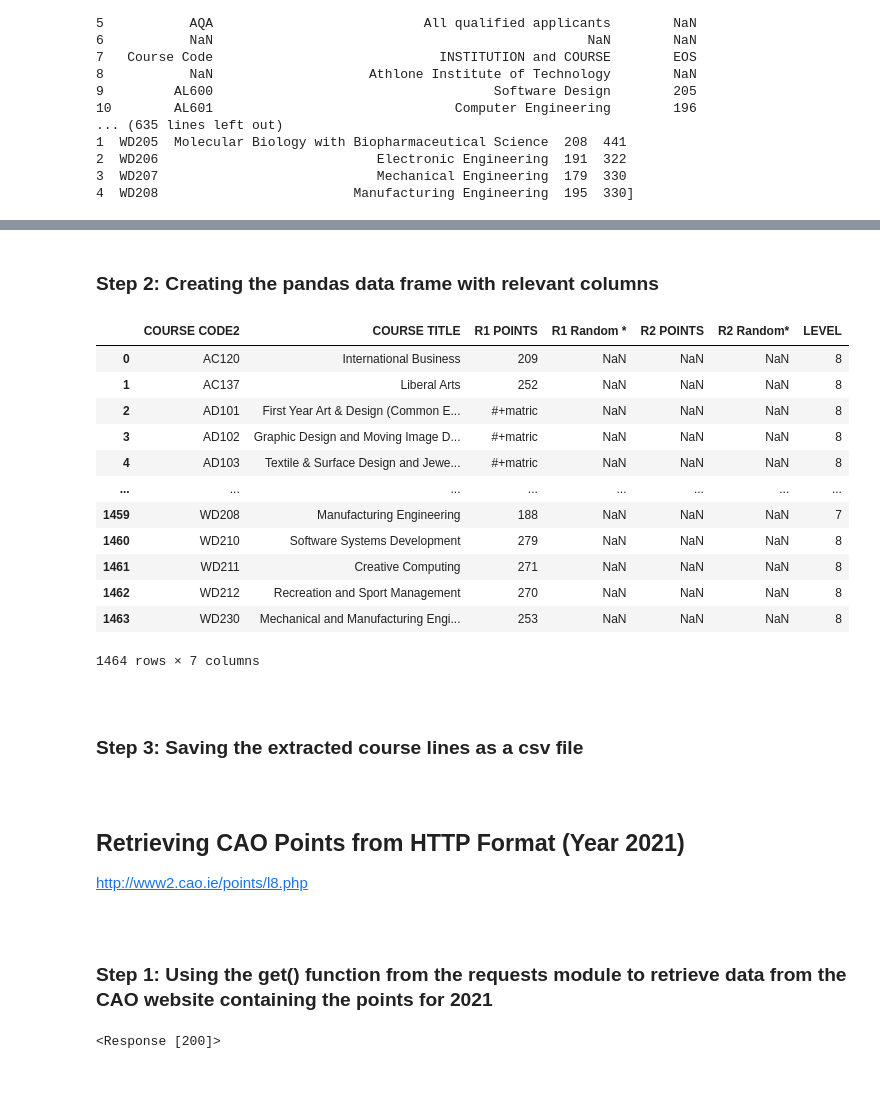
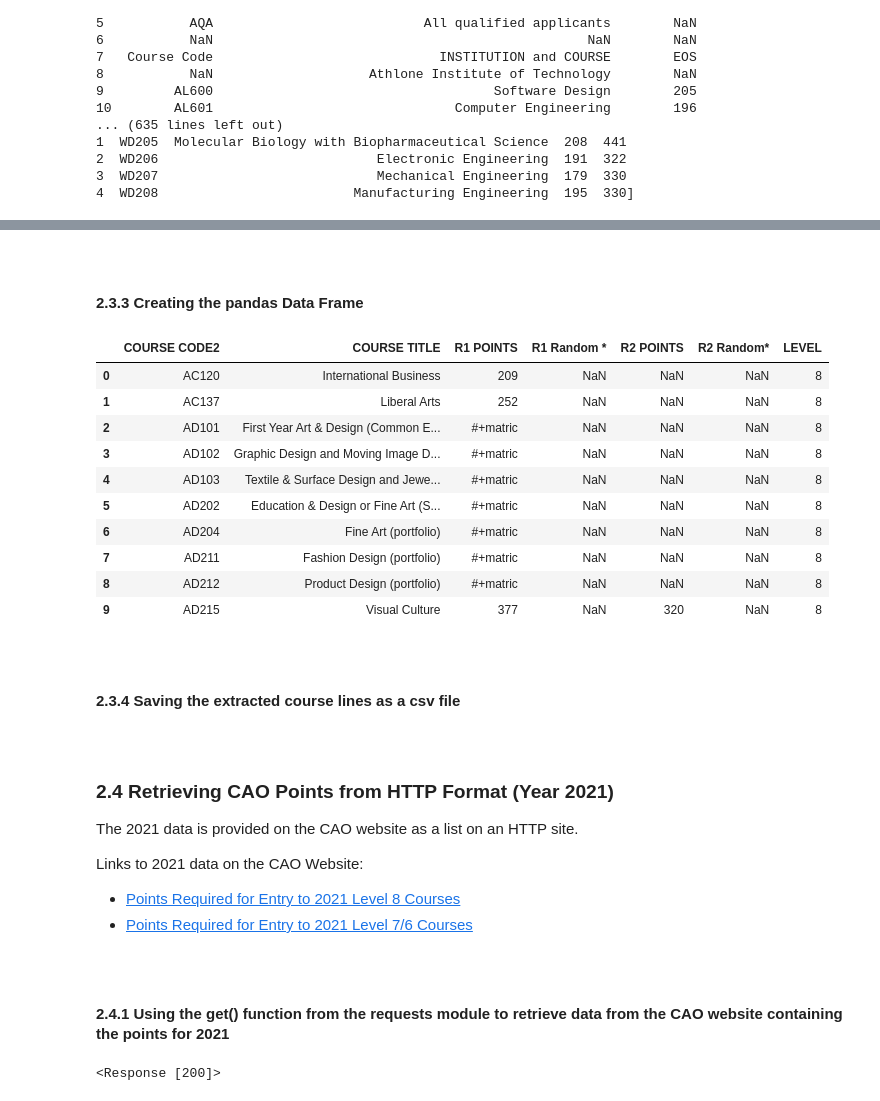
Before and after one commit to ssteffens/fundamentals-data-analysis-assessment, a Jupyter notebook: cao.ipynb, the cells around one changed output, grey strips where cells are left out. Cells and saved outputs as stored; diff of their text form; code cells hidden in the pictures.

```diff
--- a/cao.ipynb
+++ b/cao.ipynb
@@ -338,6 +460,9 @@ urlrq.urlretrieve('http://www2.cao.ie/points/CAOPointsCharts2020.xlsx', path)
  <http.client.HTTPMessage at 0x...>)
 # %% [markdown]
-### Step 2: Creating the pandas data frame with relevant columns
+<br>
+
+<a id= 'part2.3.2'></a>
+#### **2.3.3 Creating the pandas Data Frame**
 # %%
 # Download and parse the excel spreadsheet to a data frame
 
@@ -350,25 +475,25 @@ urlrq.urlretrieve('http://www2.cao.ie/points/CAOPointsCharts2020.xlsx', path)
 
 df2020 = pd.read_excel('http://www2.cao.ie/points/CAOPointsCharts2020.xlsx', skiprows=10)[['COURSE CODE2','COURSE TITLE','R1 POINTS','R1 Random *','R2 POINTS','R2 Random*','LEVEL']]
 # %%
-df2020
+# Display first 10 rows of data frame
+df2020.head(10)
 # %% [output]
 |  | COURSE CODE2 | COURSE TITLE | R1 POINTS | R1 Random * | R2 POINTS | R2 Random* | LEVEL |
 | 0 | AC120 | International Business | 209 | NaN | NaN | NaN | 8 |
 | 1 | AC137 | Liberal Arts | 252 | NaN | NaN | NaN | 8 |
 | 2 | AD101 | First Year Art & Design (Common E... | #+matric | NaN | NaN | NaN | 8 |
 | 3 | AD102 | Graphic Design and Moving Image D... | #+matric | NaN | NaN | NaN | 8 |
 | 4 | AD103 | Textile & Surface Design and Jewe... | #+matric | NaN | NaN | NaN | 8 |
-| ... | ... | ... | ... | ... | ... | ... | ... |
-| 1459 | WD208 | Manufacturing Engineering | 188 | NaN | NaN | NaN | 7 |
-| 1460 | WD210 | Software Systems Development | 279 | NaN | NaN | NaN | 8 |
-| 1461 | WD211 | Creative Computing | 271 | NaN | NaN | NaN | 8 |
-| 1462 | WD212 | Recreation and Sport Management | 270 | NaN | NaN | NaN | 8 |
-| 1463 | WD230 | Mechanical and Manufacturing Engi... | 253 | NaN | NaN | NaN | 8 |
+| 5 | AD202 | Education & Design or Fine Art (S... | #+matric | NaN | NaN | NaN | 8 |
+| 6 | AD204 | Fine Art (portfolio) | #+matric | NaN | NaN | NaN | 8 |
+| 7 | AD211 | Fashion Design (portfolio) | #+matric | NaN | NaN | NaN | 8 |
+| 8 | AD212 | Product Design (portfolio) | #+matric | NaN | NaN | NaN | 8 |
+| 9 | AD215 | Visual Culture | 377 | NaN | 320 | NaN | 8 |
-1464 rows × 7 columns
 # %% [markdown]
 <br>
 
-### Step 3: Saving the extracted course lines as a csv file
+<a id= 'part2.3.3'></a>
+#### **2.3.4 Saving the extracted course lines as a csv file**
 # %%
 # Create a file path for the pandas data
 pathpd = 'data/cao2020_new_csv' + nowstr + '.csv'
@@ -378,13 +503,19 @@ df2020.to_csv(pathpd)
 # %% [markdown]
 <br>
 
-## Retrieving CAO Points from HTTP Format (Year 2021)
+<a id= 'part2.4'></a>
+### **2.4 Retrieving CAO Points from HTTP Format (Year 2021)**
 
-http://www2.cao.ie/points/l8.php
+The 2021 data is provided on the CAO website as a list on an HTTP site.
+
+Links to 2021 data on the CAO Website:
+- [Points Required for Entry to 2021 Level 8 Courses](http://www2.cao.ie/points/l8.php)
+- [Points Required for Entry to 2021 Level 7/6 Courses](http://www2.cao.ie/points/l76.php)
 # %% [markdown]
 <br>
 
-### Step 1: Using the get() function from the requests module to retrieve data from the CAO website containing the points for 2021
+<a id= 'part2.4.1'></a>
+#### **2.4.1 Using the get() function from the requests module to retrieve data from the CAO website containing the points for 2021**
 # %%
 # Using the get() function for fetching the CAO URL
 resp_8 = rq.get('http://www2.cao.ie/points/l8.php')
```
Also changed, not shown: parts of 44 cells of this notebook, 40 other files.
